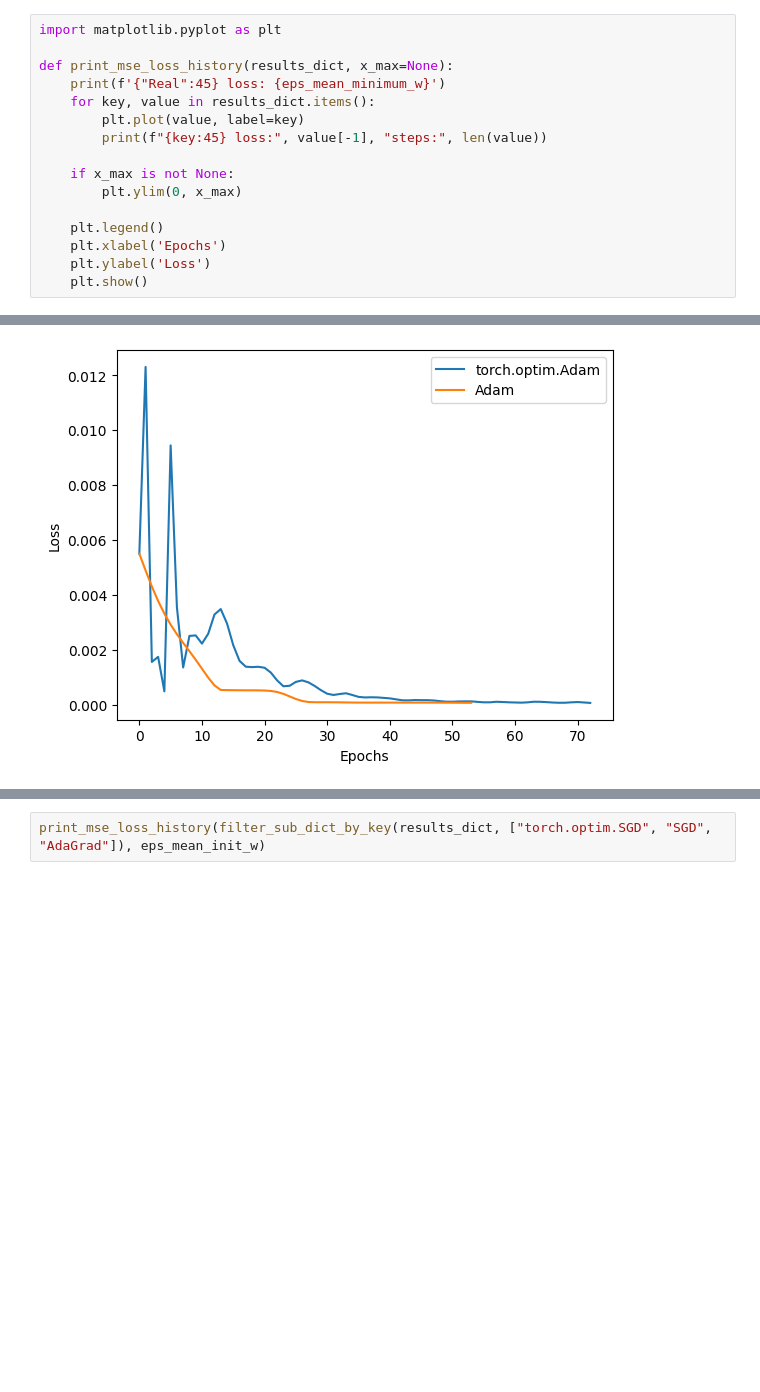
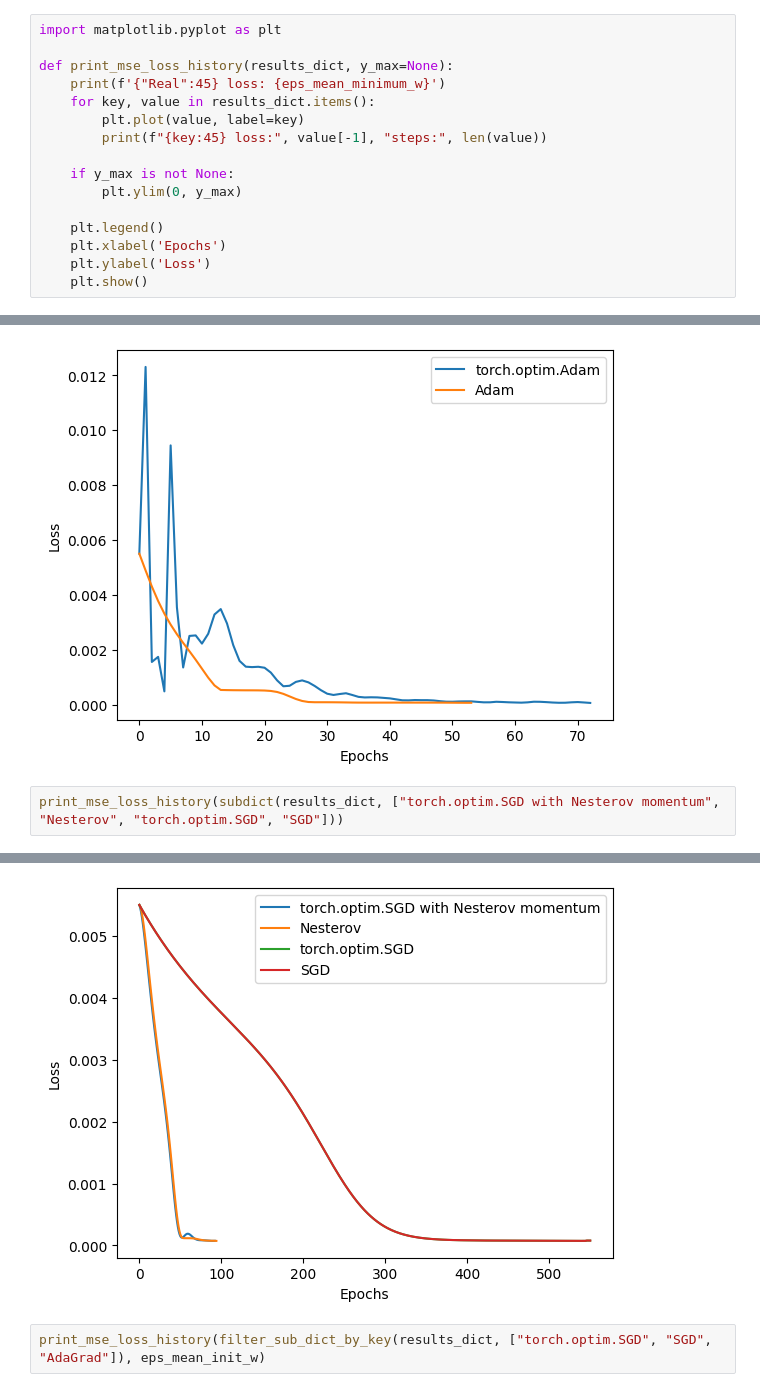
Before and after one commit to trio-at-optimization/optimization-lab4, a Jupyter notebook: Sources/T1/Reserch.ipynb, the cells around one changed output, grey strips where cells are left out. Drawn from its saved outputs; the diff is of its cells as text; blank space fills up the shorter version.

```diff
--- a/Sources/T1/Reserch.ipynb
+++ b/Sources/T1/Reserch.ipynb
@@ -62,14 +62,14 @@ def filter_sub_dict_by_key(dictionary, keys_to_exclude):
 # %%
 import matplotlib.pyplot as plt
 
-def print_mse_loss_history(results_dict, x_max=None):
+def print_mse_loss_history(results_dict, y_max=None):
     print(f'{"Real":45} loss: {eps_mean_minimum_w}')
     for key, value in results_dict.items():
         plt.plot(value, label=key)
         print(f"{key:45} loss:", value[-1], "steps:", len(value))
 
-    if x_max is not None:
-        plt.ylim(0, x_max)
+    if y_max is not None:
+        plt.ylim(0, y_max)
 
     plt.legend()
     plt.xlabel('Epochs')
@@ -217,3 +217,6 @@ Real                                          loss: 7.481586253817499e-05
 torch.optim.Adam                              loss: 6.828866230090804e-05 steps: 73
 Adam                                          loss: 7.292588434103817e-05 steps: 54
 [figure]
+# %%
+print_mse_loss_history(subdict(results_dict, ["torch.optim.SGD with Nesterov momentum", "Nesterov", "torch.optim.SGD", "SGD"]))
+# %% [output]
@@ -220,3 +228,4 @@ Adam                                          loss: 7.292588434103817e-05 steps:
+[figure, added]
 # %%
 print_mse_loss_history(filter_sub_dict_by_key(results_dict, ["torch.optim.SGD", "SGD", "AdaGrad"]), eps_mean_init_w)
 # %% [output]
```
Also changed, not shown: parts of 1 cell of this notebook.
